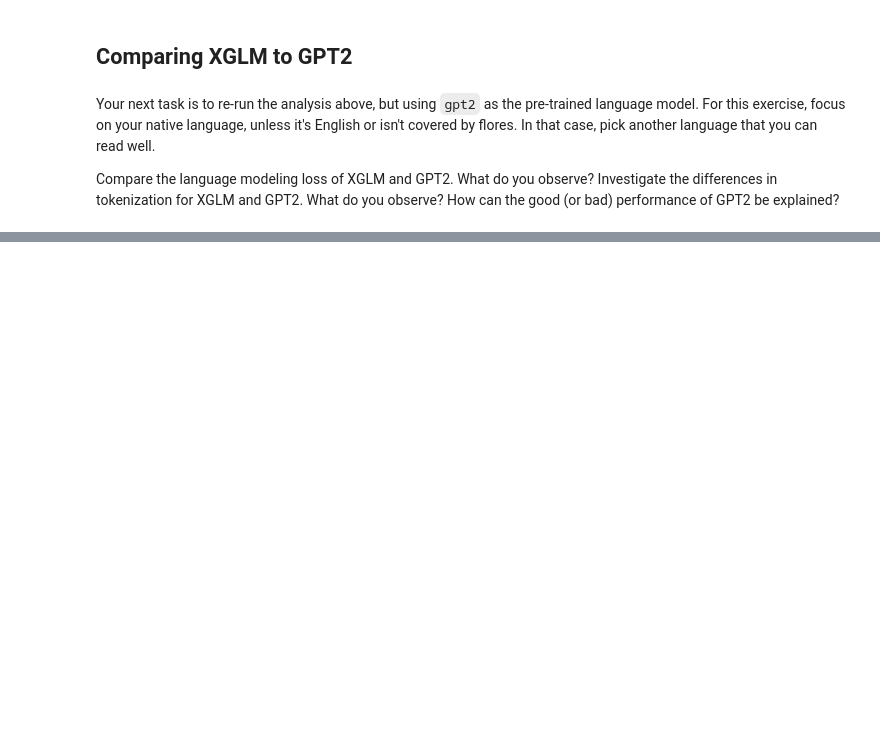
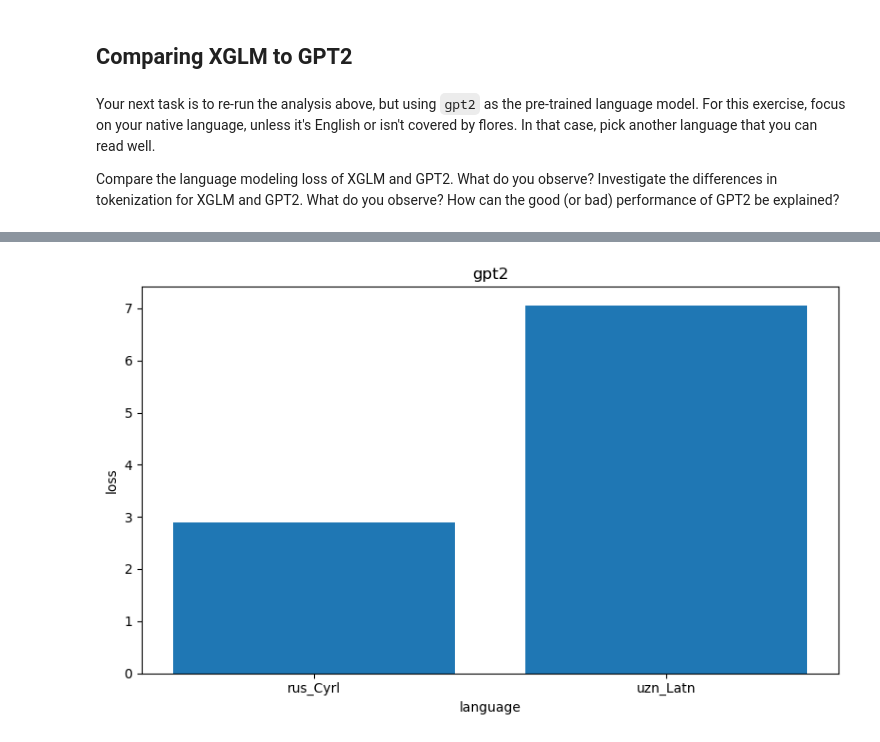
Before and after one commit to enorenio/hws_ws23, a Jupyter notebook: nnti_project/notebooks/task1.ipynb, the cells around one changed output, grey strips where cells are left out. Saved outputs shown, nothing was run; the diff lists cells and outputs as text; code cells hidden in the pictures; blank space fills up the shorter version.

```diff
--- a/nnti_project/notebooks/task1.ipynb
+++ b/nnti_project/notebooks/task1.ipynb
@@ -76,5 +229,17 @@ def tokenization(example):
 # %%
 # construct a pytorch data loader for each dataset
+from torch.utils.data import DataLoader
+from transformers import DataCollatorForLanguageModeling
 BATCH_SIZE = 2 # for testing purposes, we start with a batch size of 2. You can change this later.
 
+data_collator = DataCollatorForLanguageModeling(tokenizer=tokenizer, mlm=False)
+
+flores_dataloaders = {}
+# Iterate over languages
+for language in LANGUAGES:
+    flores_dataloaders[language] = {}  # Initialize a dictionary for each language
+    # Iterate over data splits for the current language
+    for split_name, dataset in tokenized_datasets[language].items():
+      flores_dataloaders[language][split_name] = DataLoader(dataset, batch_size=BATCH_SIZE, collate_fn=data_collator)
+flores_dataloaders
 # TODO: your code goes here
@@ -116,0 +547,24 @@ Compare the language modeling loss of XGLM and GPT2. What do you observe? Invest
+# %%
+# create a figure
+fig, axes = plt.subplots(figsize=(8, 5))
+
+# create a bar plot for each langauge
+# TODO: your code goes here
+losses_avg = {}
+for lang, loss_tensors in losses.items():
+  # Move each loss tensor to CPU and convert to NumPy array, then calculate the average
+  losses_avg[lang] = sum(loss.cpu().item() for loss in loss_tensors) / len(loss_tensors)
+
+axes.bar(losses_avg.keys(), losses_avg.values())
+
+# format plot
+axes.set_xlabel("language") # x-axis label
+axes.set_xticks(range(len(LANGUAGES))) # x-axis ticks
+axes.set_xticklabels(losses.keys()) # x-axis tick labels
+axes.set_ylabel("loss") # y-axis label
+axes.set_title(MODEL_NAME) # title
+
+plt.tight_layout()
+plt.show()
+# %% [output]
+[figure, added]
```
Also changed, not shown: parts of 25 cells of this notebook, 1 other file.
